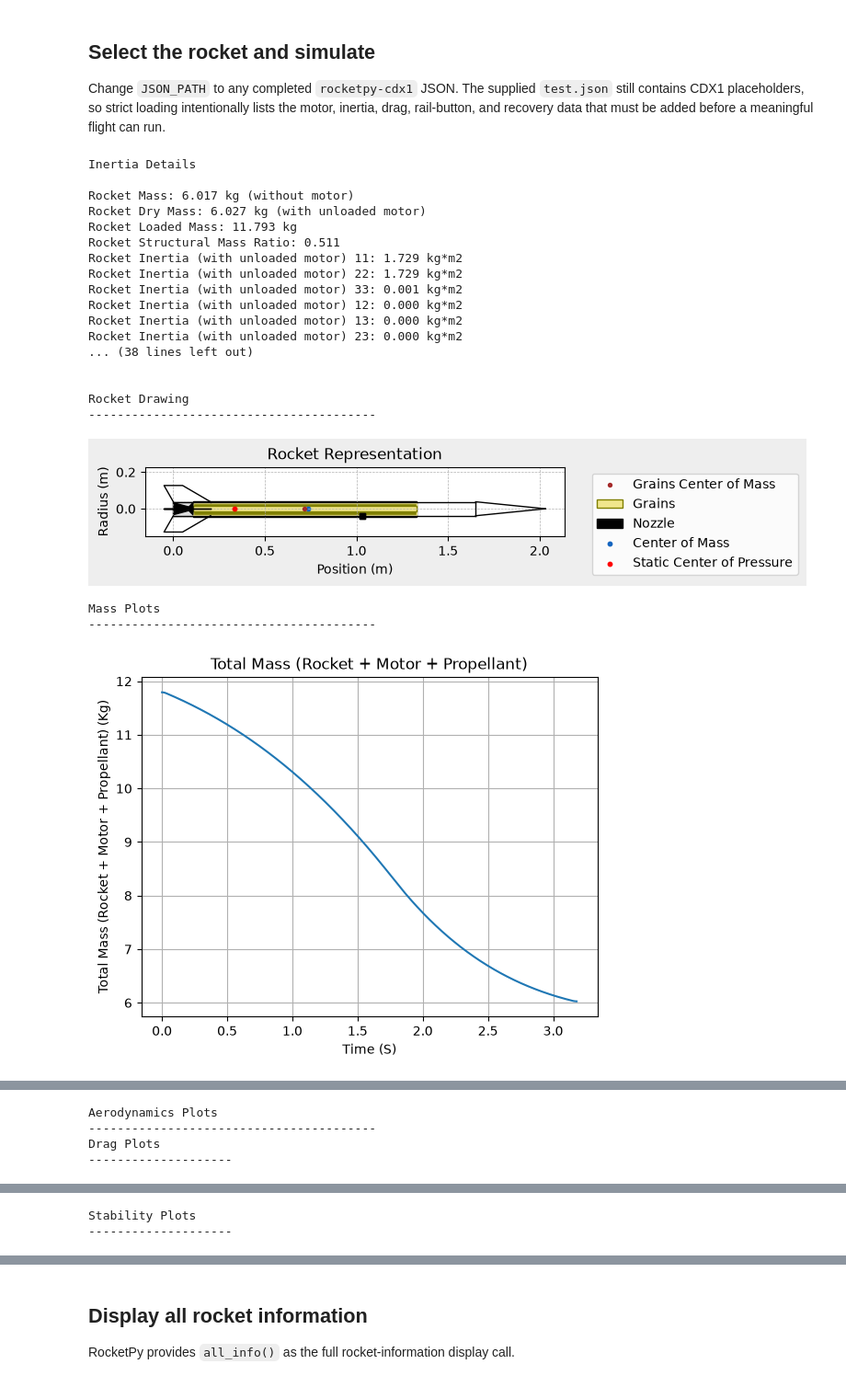
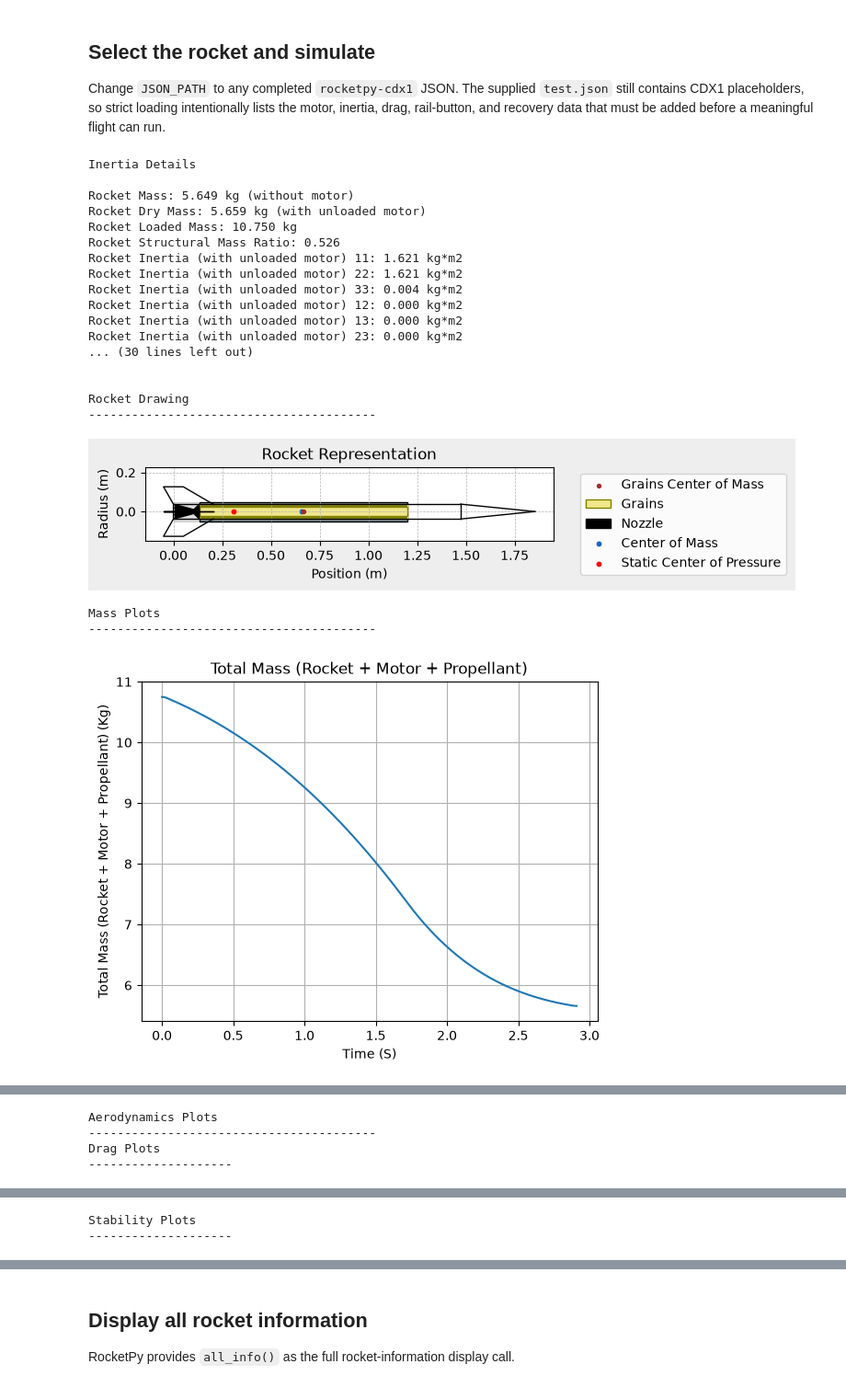
Before and after one commit to prs2026/farfromheaven, a Jupyter notebook: sims/rocketpy/singlesim.ipynb, the cells around one changed output, grey strips where cells are left out. Shown at 92% size. Drawn from its saved outputs; the diff is of its cells as text; code cells hidden in the pictures.

```diff
--- a/sims/rocketpy/singlesim.ipynb
+++ b/sims/rocketpy/singlesim.ipynb
@@ -91,33 +91,36 @@ Use the reusable `run_single_simulation` function imported from `simrunner.py`.
 
 Change `JSON_PATH` to any completed `rocketpy-cdx1` JSON. The supplied `test.json` still contains CDX1 placeholders, so strict loading intentionally lists the motor, inertia, drag, rail-button, and recovery data that must be added before a meaningful flight can run.
 # %%
-JSON_PATH = PROJECT_DIR / "test.json"
+JSON_PATH = PROJECT_DIR / "./builtjsons/AMAstack.json"
 
-rocket, configuration = load_rocket_json(JSON_PATH)
-
+rocket = load_rocket(
+    JSON_PATH,
+    rocket_key="sustainer",
+    require_simulation_ready=True,
+)
 rocket.all_info()
 
 rocket.motor.all_info()
 #rocket.motor.draw()
 # %% [output]
 Inertia Details
 
-Rocket Mass: 6.017 kg (without motor)
-Rocket Dry Mass: 6.027 kg (with unloaded motor)
-Rocket Loaded Mass: 11.793 kg
-Rocket Structural Mass Ratio: 0.511
-Rocket Inertia (with unloaded motor) 11: 1.729 kg*m2
-Rocket Inertia (with unloaded motor) 22: 1.729 kg*m2
-Rocket Inertia (with unloaded motor) 33: 0.001 kg*m2
+Rocket Mass: 5.649 kg (without motor)
+Rocket Dry Mass: 5.659 kg (with unloaded motor)
+Rocket Loaded Mass: 10.750 kg
+Rocket Structural Mass Ratio: 0.526
+Rocket Inertia (with unloaded motor) 11: 1.621 kg*m2
+Rocket Inertia (with unloaded motor) 22: 1.621 kg*m2
+Rocket Inertia (with unloaded motor) 33: 0.004 kg*m2
 Rocket Inertia (with unloaded motor) 12: 0.000 kg*m2
 Rocket Inertia (with unloaded motor) 13: 0.000 kg*m2
 Rocket Inertia (with unloaded motor) 23: 0.000 kg*m2
-... (38 lines left out)
+... (30 lines left out)
 
 
 Rocket Drawing
 ----------------------------------------
-[figure, old version]
+[figure, new version]
 Mass Plots
 ----------------------------------------
-[figure, old version]
+[figure, new version]
```
Also changed, not shown: parts of 4 cells of this notebook, 25 other files.
